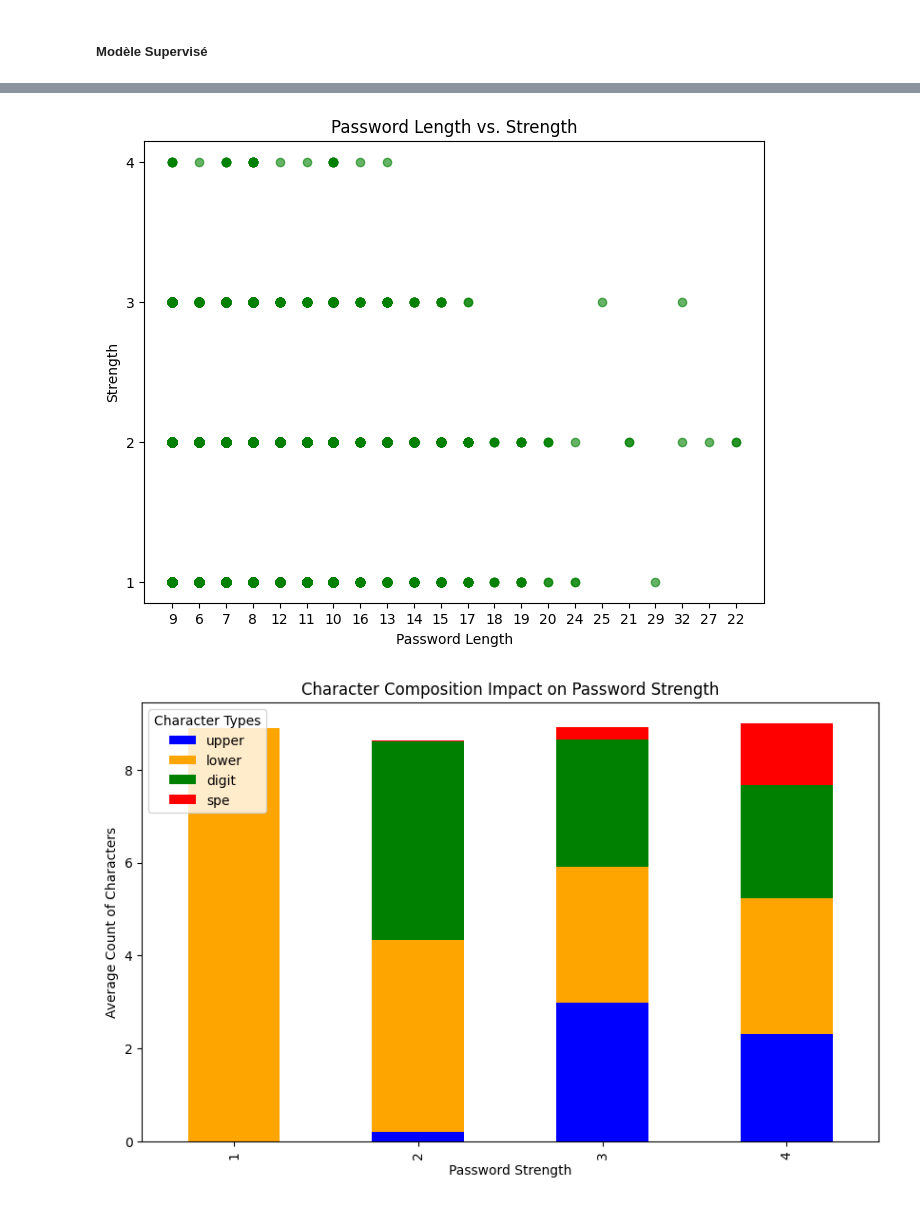
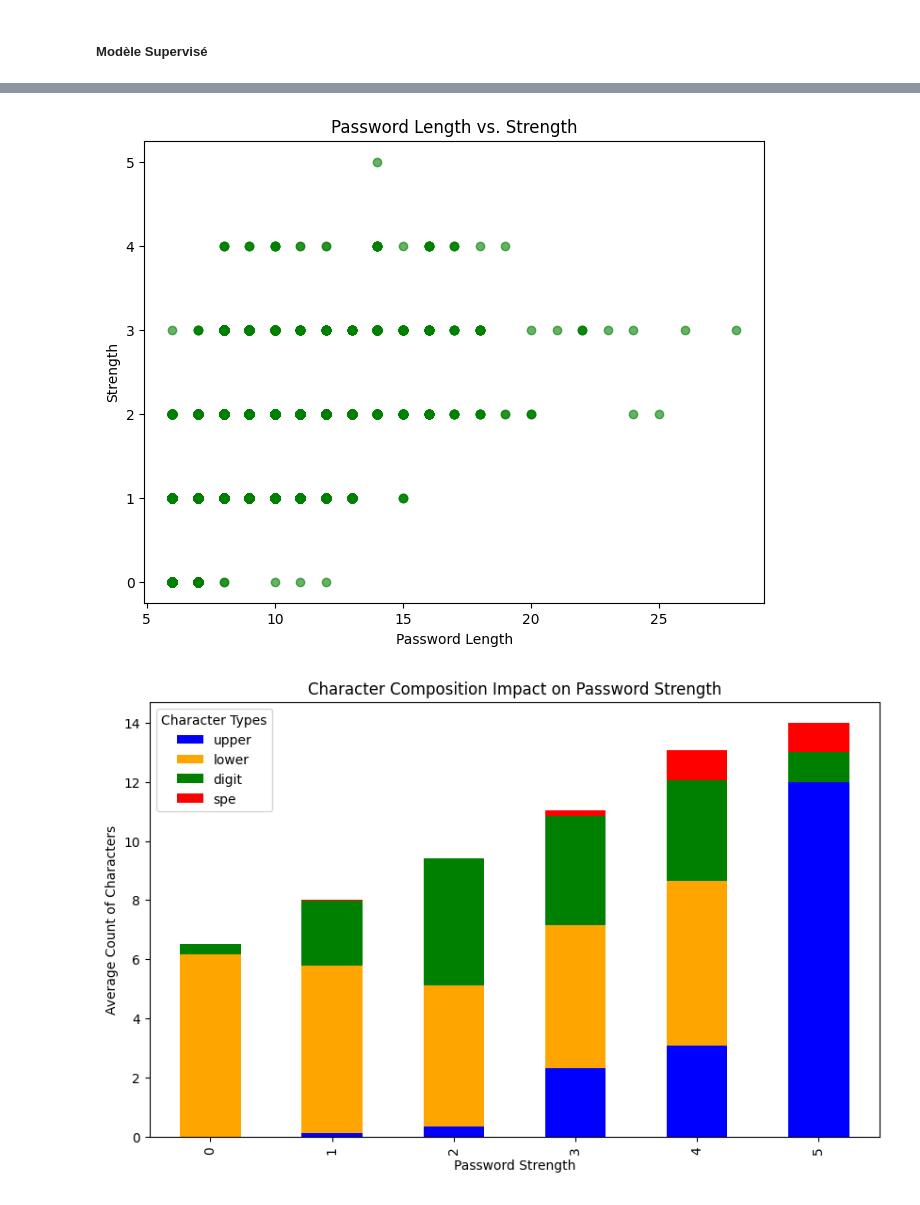
Before and after one commit to ValerieLav/SI-Gestion-et-Analyse-MDP, a Jupyter notebook: net.ipynb, the cells around one changed output, grey strips where cells are left out. Drawn from its saved outputs; the diff is of its cells as text; code cells hidden in the pictures.

```diff
--- a/net.ipynb
+++ b/net.ipynb
@@ -201,0 +7,10 @@ print(count_special_char(df_clean['password'][13696873]))
+# %%
+#Chargement du dataset
+
+file_path = r'dataset/df12.csv'
+
+df = pd.read_csv(file_path,
+                  on_bad_lines='skip',
+                  encoding="latin-1")
+
+print(df)
@@ -349,23 +78,23 @@ plt.show()
 # %%
 # Scatter plot to show the relationship between length and strength
 plt.figure(figsize=(8, 6))
-plt.scatter(dff2['length'], dff2['strength'], c='green', alpha=0.6)
+plt.scatter(df['length'], df['strength'], c='green', alpha=0.6)
 plt.title('Password Length vs. Strength')
 plt.xlabel('Password Length')
 plt.ylabel('Strength')
 plt.show()
 # %% [output]
-[figure, old version]
+[figure, new version]
 # %%
 # Prepare data for a stacked bar chart
-dff2_grouped = dff2.groupby('strength').mean(numeric_only='true')[['upper', 'lower', 'digit', 'spe']]
+df_grouped = df.groupby('strength').mean(numeric_only='true')[['upper', 'lower', 'digit', 'spe']]
 
 # Plot the stacked bar chart
-dff2_grouped.plot(kind='bar', stacked=True, figsize=(10, 6), color=['blue', 'orange', 'green', 'red'])
+df_grouped.plot(kind='bar', stacked=True, figsize=(10, 6), color=['blue', 'orange', 'green', 'red'])
 plt.title('Character Composition Impact on Password Strength')
 plt.xlabel('Password Strength')
 plt.ylabel('Average Count of Characters')
 plt.legend(title='Character Types', loc='upper left')
 plt.show()
 # %% [output]
-[figure, old version]
+[figure, new version]
```
Also changed, not shown: parts of 21 cells of this notebook, 3 other files.
